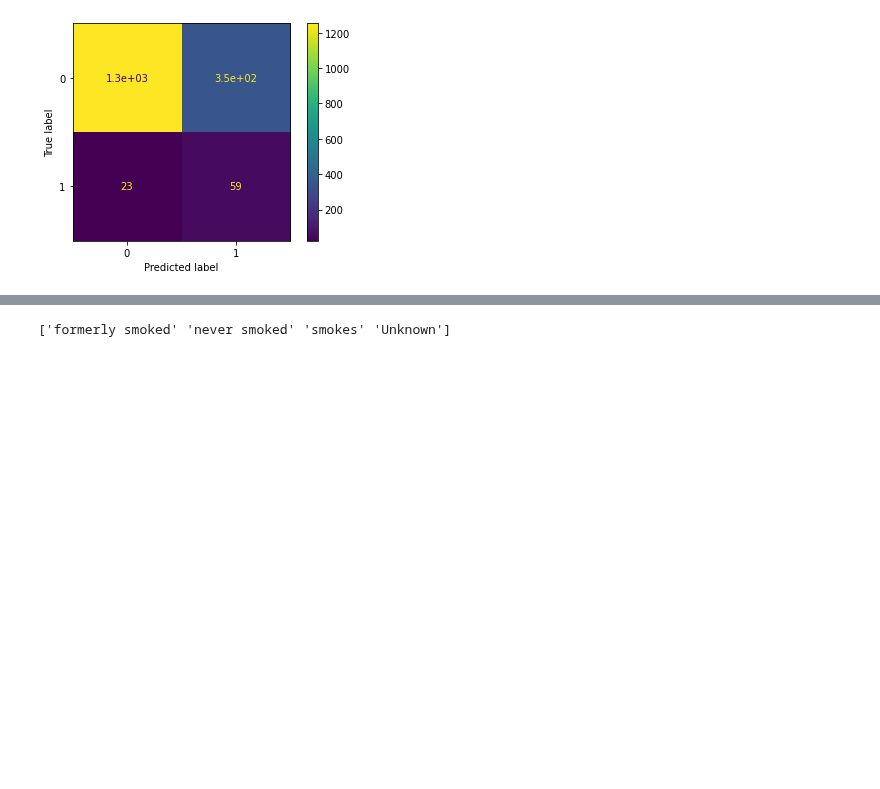
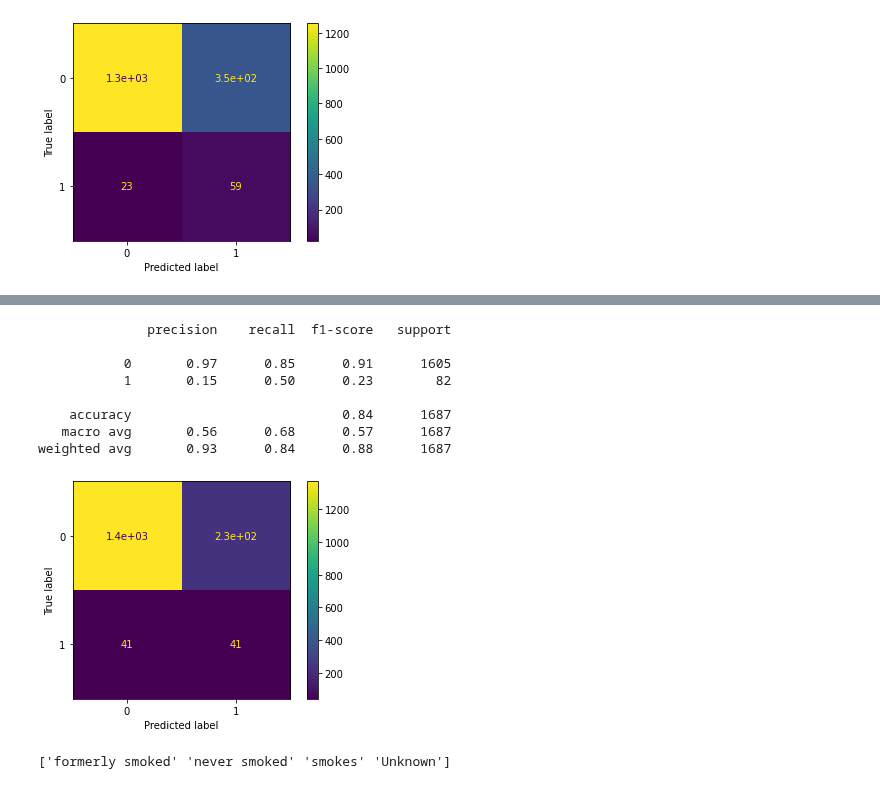
Before and after one commit to xanasa14/MLImplementations, a Jupyter notebook: StrokePredicition.ipynb, the cells around one changed output, grey strips where cells are left out. Saved outputs shown, nothing was run; the diff lists cells and outputs as text; code cells hidden in the pictures; blank space fills up the shorter version.

```diff
--- a/StrokePredicition.ipynb
+++ b/StrokePredicition.ipynb
@@ -314,3 +311,34 @@ AttributeError: ignored
+# %%
+from sklearn.ensemble import RandomForestClassifier
+from sklearn.model_selection import GridSearchCV
+
+# use grid search to tune hyper-parameters
+
+param_grid = {
+    'bootstrap': [True, False],
+    'n_estimators': [100, 200, 400]
+}
+
+model = GridSearchCV(RandomForestClassifier(random_state = 42), param_grid, scoring = 'f1')
+
+model.fit(X_train, y_train)
+
+y_pred = model.predict(X_test)
+
+model.best_estimator_
+plot_confusion_matrix(model, X_test, y_test)
+
+print(classification_report(y_test, y_pred))
+# %% [output]
+              precision    recall  f1-score   support
+
+           0       0.97      0.85      0.91      1605
+           1       0.15      0.50      0.23        82
+
+    accuracy                           0.84      1687
+   macro avg       0.56      0.68      0.57      1687
+weighted avg       0.93      0.84      0.88      1687
+[figure, added]
 # %%
 #Taking care of BMI's NAN values
 dataset = dataset.fillna(dataset.mean())
```
Also changed, not shown: parts of 1 cell of this notebook.
